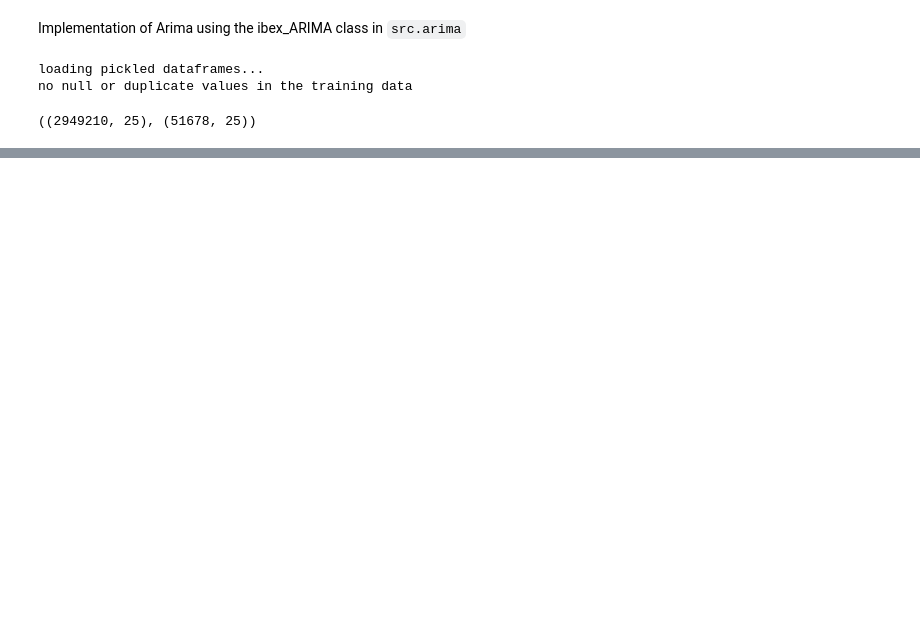
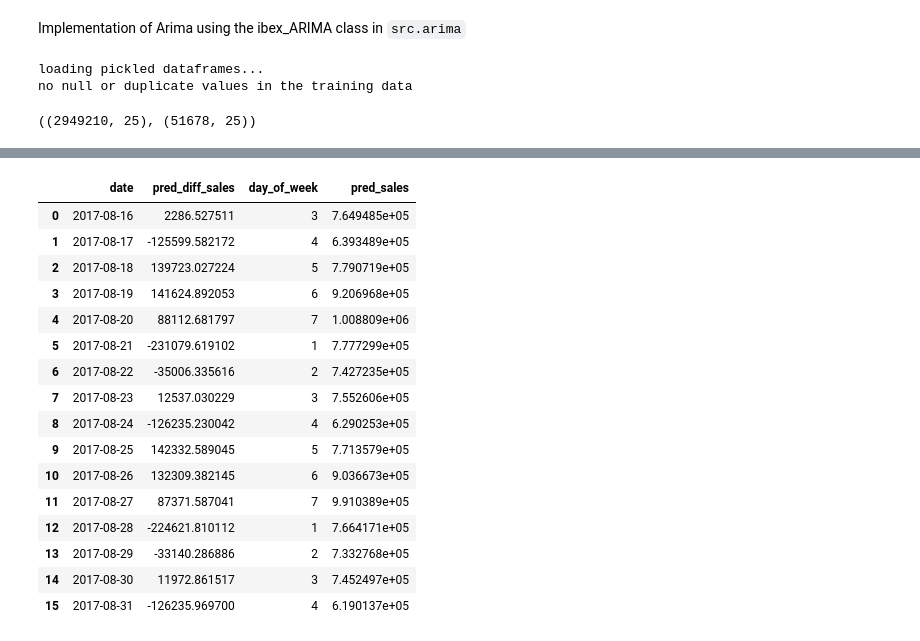
Before and after one commit to ds-ibex/kaggle-store-sales, a Jupyter notebook: notebooks/2.2.1-gr-arima.ipynb, the cells around one changed output, grey strips where cells are left out. Saved outputs shown, nothing was run; the diff lists cells and outputs as text; code cells hidden in the pictures; blank space fills up the shorter version.

```diff
--- a/notebooks/2.2.1-gr-arima.ipynb
+++ b/notebooks/2.2.1-gr-arima.ipynb
@@ -123,0 +128,22 @@ model_eval_pipeline(validation['sales'], a['transformed_pred_sales'])
+# %%
+test_results = arima.predict(test.date.unique())
+# %%
+test_results
+# %% [output]
+|  | date | pred_diff_sales | day_of_week | pred_sales |
+| 0 | 2017-08-16 | 2286.527511 | 3 | 7.649485e+05 |
+| 1 | 2017-08-17 | -125599.582172 | 4 | 6.393489e+05 |
+| 2 | 2017-08-18 | 139723.027224 | 5 | 7.790719e+05 |
+| 3 | 2017-08-19 | 141624.892053 | 6 | 9.206968e+05 |
+| 4 | 2017-08-20 | 88112.681797 | 7 | 1.008809e+06 |
+| 5 | 2017-08-21 | -231079.619102 | 1 | 7.777299e+05 |
+| 6 | 2017-08-22 | -35006.335616 | 2 | 7.427235e+05 |
+| 7 | 2017-08-23 | 12537.030229 | 3 | 7.552606e+05 |
+| 8 | 2017-08-24 | -126235.230042 | 4 | 6.290253e+05 |
+| 9 | 2017-08-25 | 142332.589045 | 5 | 7.713579e+05 |
+| 10 | 2017-08-26 | 132309.382145 | 6 | 9.036673e+05 |
+| 11 | 2017-08-27 | 87371.587041 | 7 | 9.910389e+05 |
+| 12 | 2017-08-28 | -224621.810112 | 1 | 7.664171e+05 |
+| 13 | 2017-08-29 | -33140.286886 | 2 | 7.332768e+05 |
+| 14 | 2017-08-30 | 11972.861517 | 3 | 7.452497e+05 |
+| 15 | 2017-08-31 | -126235.969700 | 4 | 6.190137e+05 |
```
Also changed, not shown: parts of 24 cells of this notebook, 1 other file.
